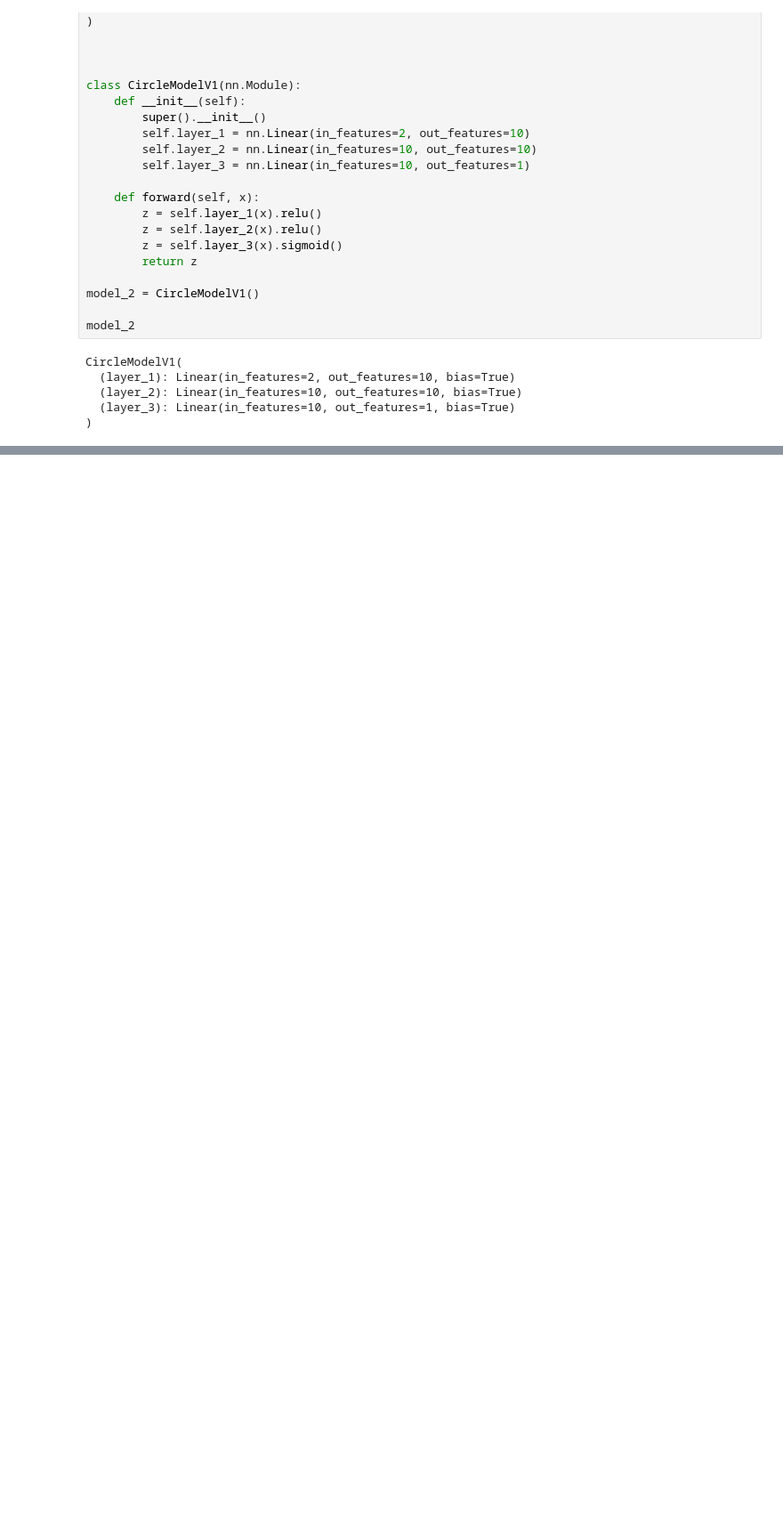
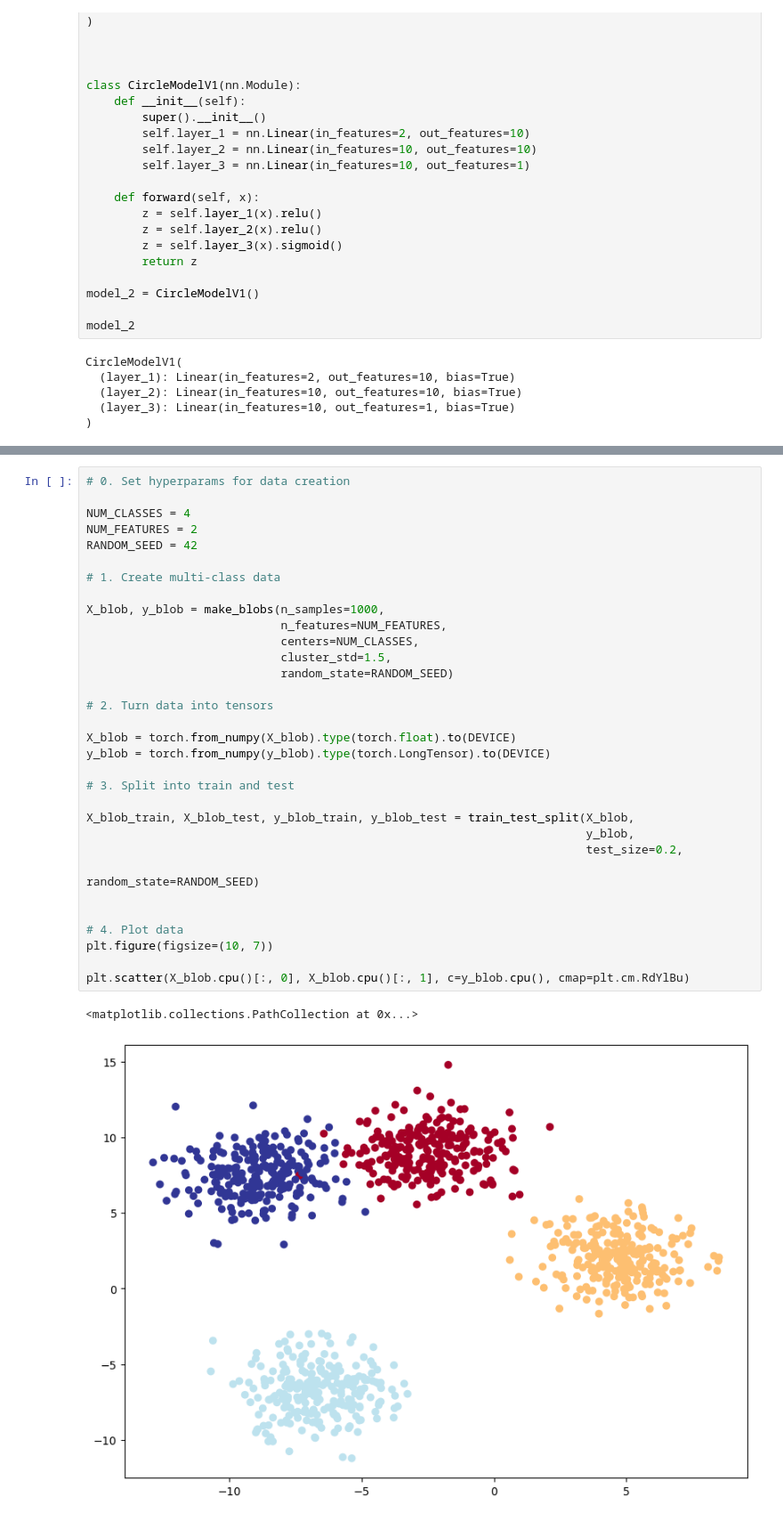
Before and after one commit to matteo4diani/pytorch-basics, a Jupyter notebook: pytorch_basics/notebooks/003_pytorch_classification.ipynb, the cells around one changed output, grey strips where cells are left out. Shown at 89% size. Saved outputs shown, nothing was run; the diff lists cells and outputs as text; blank space fills up the shorter version.

```diff
--- a/pytorch_basics/notebooks/003_pytorch_classification.ipynb
+++ b/pytorch_basics/notebooks/003_pytorch_classification.ipynb
@@ -427,0 +474,35 @@ CircleModelV1(
+# %%
+# 0. Set hyperparams for data creation
+
+NUM_CLASSES = 4
+NUM_FEATURES = 2
+RANDOM_SEED = 42
+
+# 1. Create multi-class data
+
+X_blob, y_blob = make_blobs(n_samples=1000,
+                            n_features=NUM_FEATURES,
+                            centers=NUM_CLASSES,
+                            cluster_std=1.5,
+                            random_state=RANDOM_SEED)
+
+# 2. Turn data into tensors
+
+X_blob = torch.from_numpy(X_blob).type(torch.float).to(DEVICE)
+y_blob = torch.from_numpy(y_blob).type(torch.LongTensor).to(DEVICE)
+
+# 3. Split into train and test
+
+X_blob_train, X_blob_test, y_blob_train, y_blob_test = train_test_split(X_blob,
+                                                                        y_blob,
+                                                                        test_size=0.2,
+                                                                        random_state=RANDOM_SEED)
+
+
+# 4. Plot data
+plt.figure(figsize=(10, 7))
+
+plt.scatter(X_blob.cpu()[:, 0], X_blob.cpu()[:, 1], c=y_blob.cpu(), cmap=plt.cm.RdYlBu)
+# %% [output]
+<matplotlib.collections.PathCollection at 0x...>
+[figure, added]
```
Also changed, not shown: parts of 23 cells of this notebook, 1 other file.
